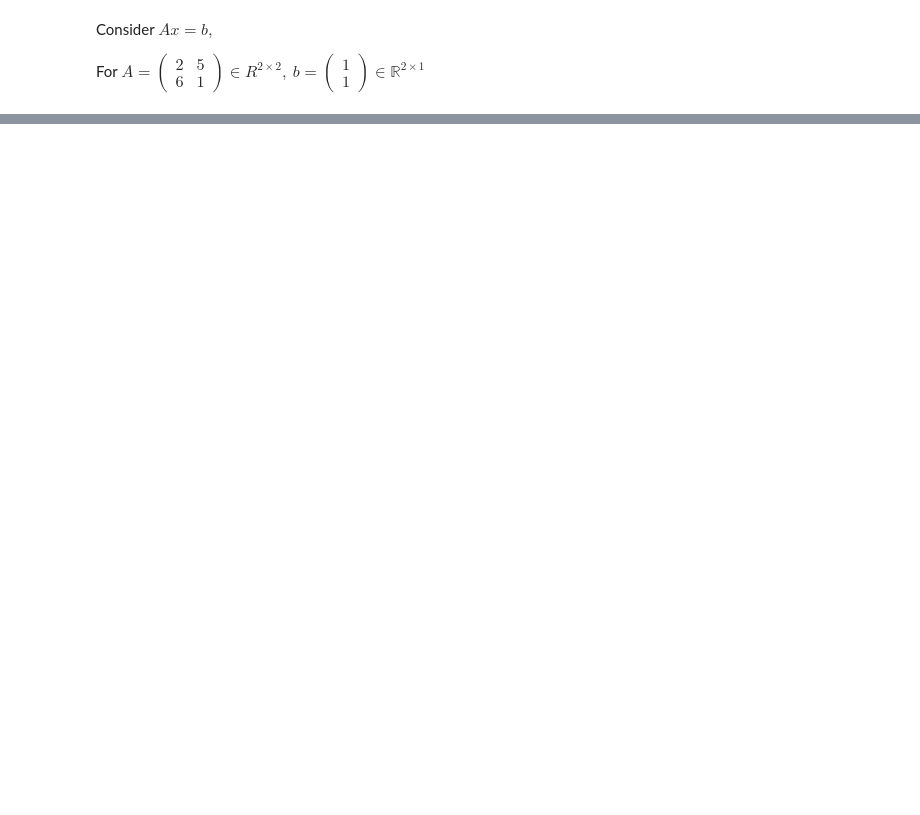
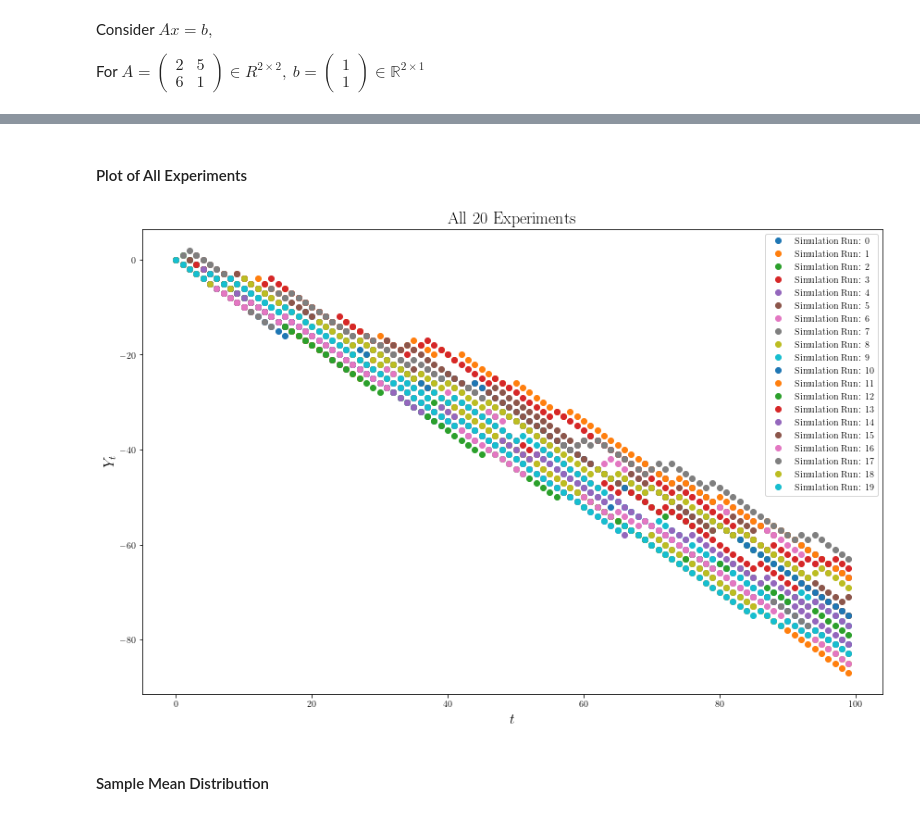
Before and after one commit to YIMINGMA/Stochastic-Modelling-and-Random-Processes, a Jupyter notebook: Notebooks/Support-Class-1.ipynb, the cells around one changed output, grey strips where cells are left out. Saved outputs shown, nothing was run; the diff lists cells and outputs as text; code cells hidden in the pictures; blank space fills up the shorter version.

```diff
--- a/Notebooks/Support-Class-1.ipynb
+++ b/Notebooks/Support-Class-1.ipynb
@@ -324,0 +257,17 @@ You may want to use modulus for this (`%`)
+# %% [markdown]
+#### Plot of All Experiments
+# %%
+plt.figure(figsize = (12,8))
+
+for k in range(N):
+    plt.plot(range(tmax), S[1][k,:], 'o', ms = 6, label ='Simulation Run: {}'.format(k))
+
+plt.xlabel(r"$t$", fontsize=16)
+plt.ylabel(r"$Y_t$", fontsize=16)
+plt.legend()
+plt.title("All %d Experiments"%N, fontsize=18)
+plt.tight_layout();
+# %% [output]
+[figure, added]
+# %% [markdown]
+#### Sample Mean Distribution
```
Also changed, not shown: parts of 48 cells of this notebook, 3 other files.
